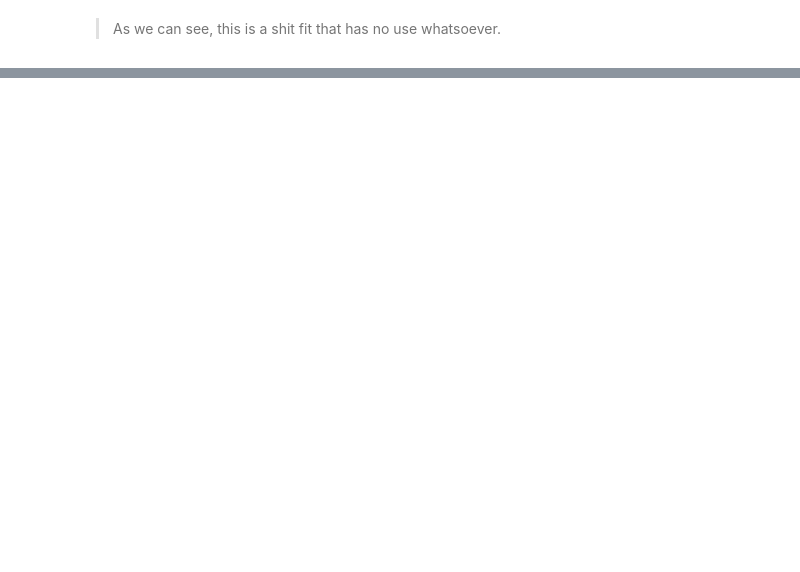
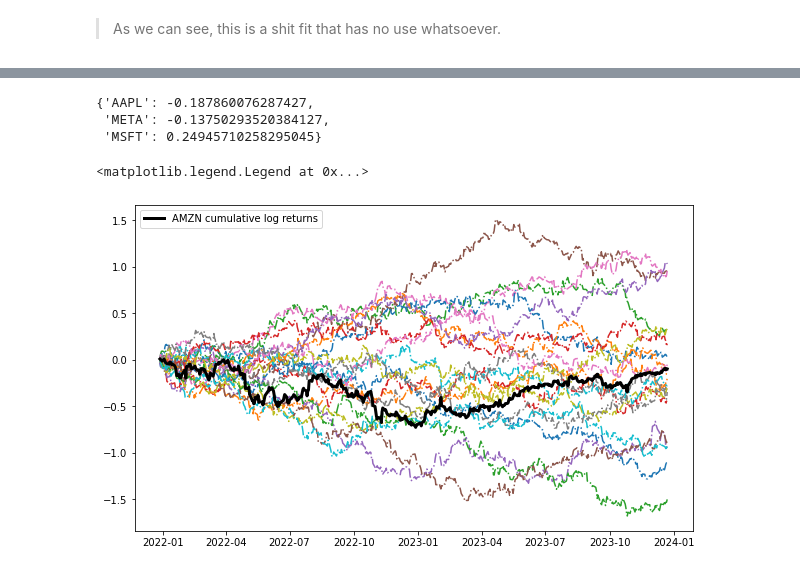
Before and after one commit to adevrent/wqu_mscfe, a Jupyter notebook: Financial Econometrics/M6/BTCH_ETH_var2model.ipynb, the cells around one changed output, grey strips where cells are left out. Saved outputs shown, nothing was run; the diff lists cells and outputs as text; code cells hidden in the pictures; blank space fills up the shorter version.

```diff
--- a/Financial Econometrics/M6/BTCH_ETH_var2model.ipynb
+++ b/Financial Econometrics/M6/BTCH_ETH_var2model.ipynb
@@ -211,0 +279,11 @@ log_df.iloc[:, -2:].plot()
+# %%
+results = VAR(log_df).fit(
+    maxlags=None,
+    # when maxlags=None criterion to use for VAR order selection is
+    # ic{'aic', 'fpe', 'hqic', 'bic', None}
+    ic=None,  # ic=None => automatic lag selection
+    method="ols",
+    trend="n",
+    verbose=True,
+)
+results.summary()
@@ -211,0 +310,5 @@ log_df.iloc[:, -2:].plot()
+# %%
+coefs = results.coefs[0]
+# const = results.intercept
+print(coefs)
+# print(const)
@@ -211,0 +332,27 @@ log_df.iloc[:, -2:].plot()
+# %%
+coefs_dict = {"AAPL":coefs[1, 0], "META":coefs[1, 4], "MSFT":coefs[1, 5]}
+coefs_dict
+# %% [output]
+{'AAPL': -0.187860076287427,
+ 'META': -0.13750293520384127,
+ 'MSFT': 0.24945710258295045}
+# %%
+AMZN_var1 = np.sum(np.array([coefs_dict[ticker]*log_df[ticker] for ticker in ["AAPL", "META", "MSFT"]]), axis=0)
+log_df["AMZN VAR(1)"] = AMZN_var1
+AMZN_resid = log_df["AMZN"] - log_df["AMZN VAR(1)"]
+resid_std = AMZN_resid.std()
+
+size = 20
+for i in range(size):
+    log_df[f"AMZN_VAR_{i}"] = AMZN_var1 + np.random.normal(0, resid_std, len(log_df["AMZN VAR(1)"]))
+    log_df[f"Cumulative AMZN_VAR_{i}"] = log_df[f"AMZN_VAR_{i}"].cumsum()
+log_df["Cumulative AMZN"] = log_df["AMZN"].cumsum()
+
+fig, ax = plt.subplots(figsize=(10, 6))
+for i in range(size):
+    ax.plot(log_df.index, log_df[f"Cumulative AMZN_VAR_{i}"], linestyle="-.")
+ax.plot(log_df.index, log_df["Cumulative AMZN"], linestyle="-", linewidth=3, label="AMZN cumulative log returns", color="black")
+ax.legend()
+# %% [output]
+<matplotlib.legend.Legend at 0x...>
+[figure, added]
```
Also changed, not shown: parts of 21 cells of this notebook.
